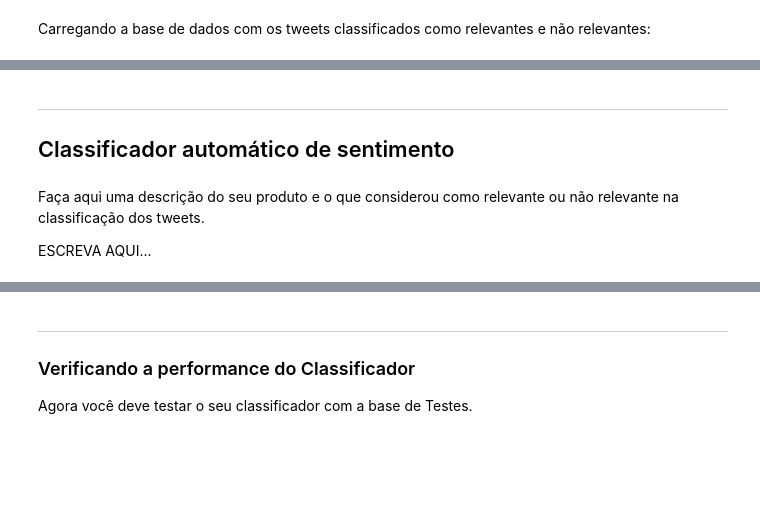
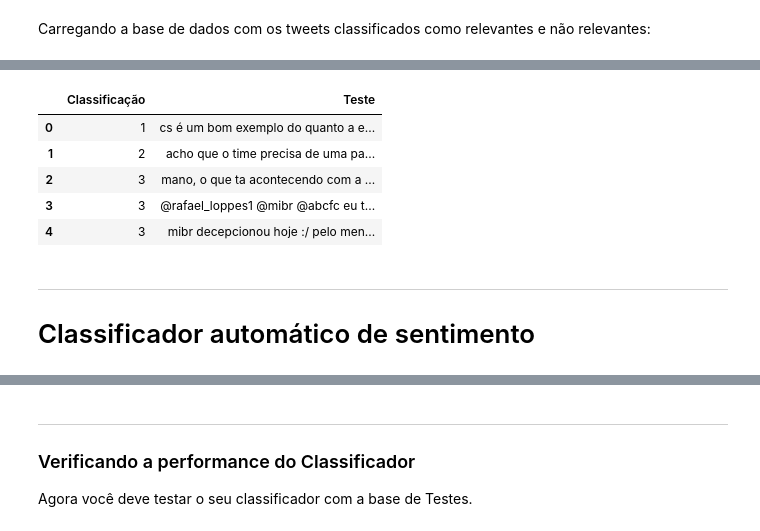
Before and after one commit to VitorMiada/p1_dados, a Jupyter notebook: Projeto1_Classificador.ipynb, the cells around one changed output, grey strips where cells are left out. Drawn from its saved outputs; the diff is of its cells as text; code cells hidden in the pictures; blank space fills up the shorter version.

```diff
--- a/Projeto1_Classificador.ipynb
+++ b/Projeto1_Classificador.ipynb
@@ -28,7 +36,16 @@ dados = pd.read_excel('coringa filme.xlsx')
+# %%
+dados_teste = pd.read_excel('mibr.xlsx', sheet_name='Teste')
+
+#renomeando coluna de teste a fim de diferenciar classificação manual e da máquina.
+dados_teste.rename(columns={'Unnamed: 1':'Classificação manual'}, inplace=True)
+dados_teste.head()
+# %% [output]
+|  | Classificação | Teste |
+| 0 | 1 | cs é um bom exemplo do quanto a e... |
+| 1 | 2 | acho que o time precisa de uma pa... |
+| 2 | 3 | mano, o que ta acontecendo com a ... |
+| 3 | 3 | @rafael_loppes1 @mibr @abcfc eu t... |
+| 4 | 3 | mibr decepcionou hoje :/ pelo men... |
 # %% [markdown]
 ___
-## Classificador automático de sentimento
+# Classificador automático de sentimento
-# %% [markdown]
-Faça aqui uma descrição do seu produto e o que considerou como relevante ou não relevante na classificação dos tweets.
-
-ESCREVA AQUI...
```
Also changed, not shown: parts of 52 cells of this notebook, 1 other file.
